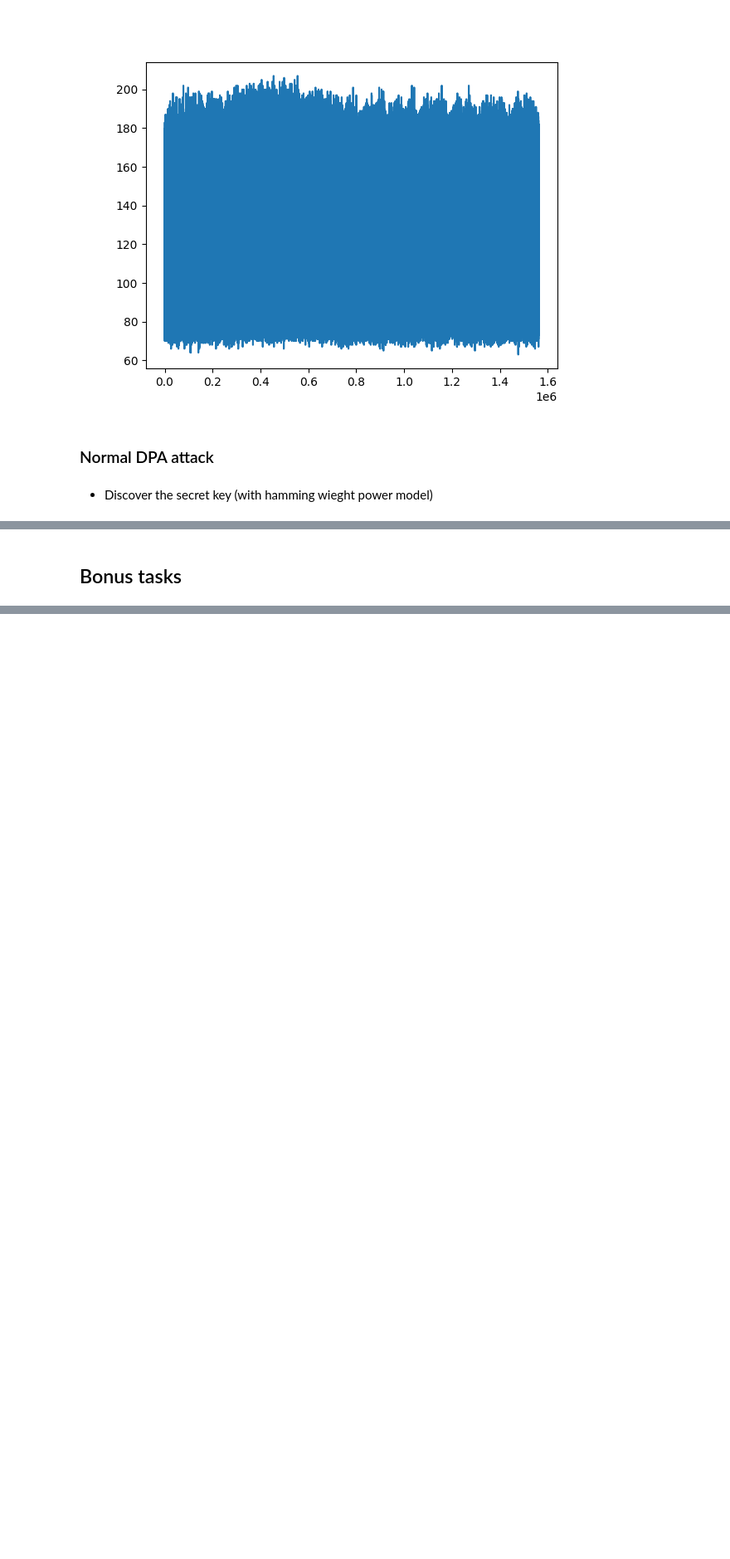
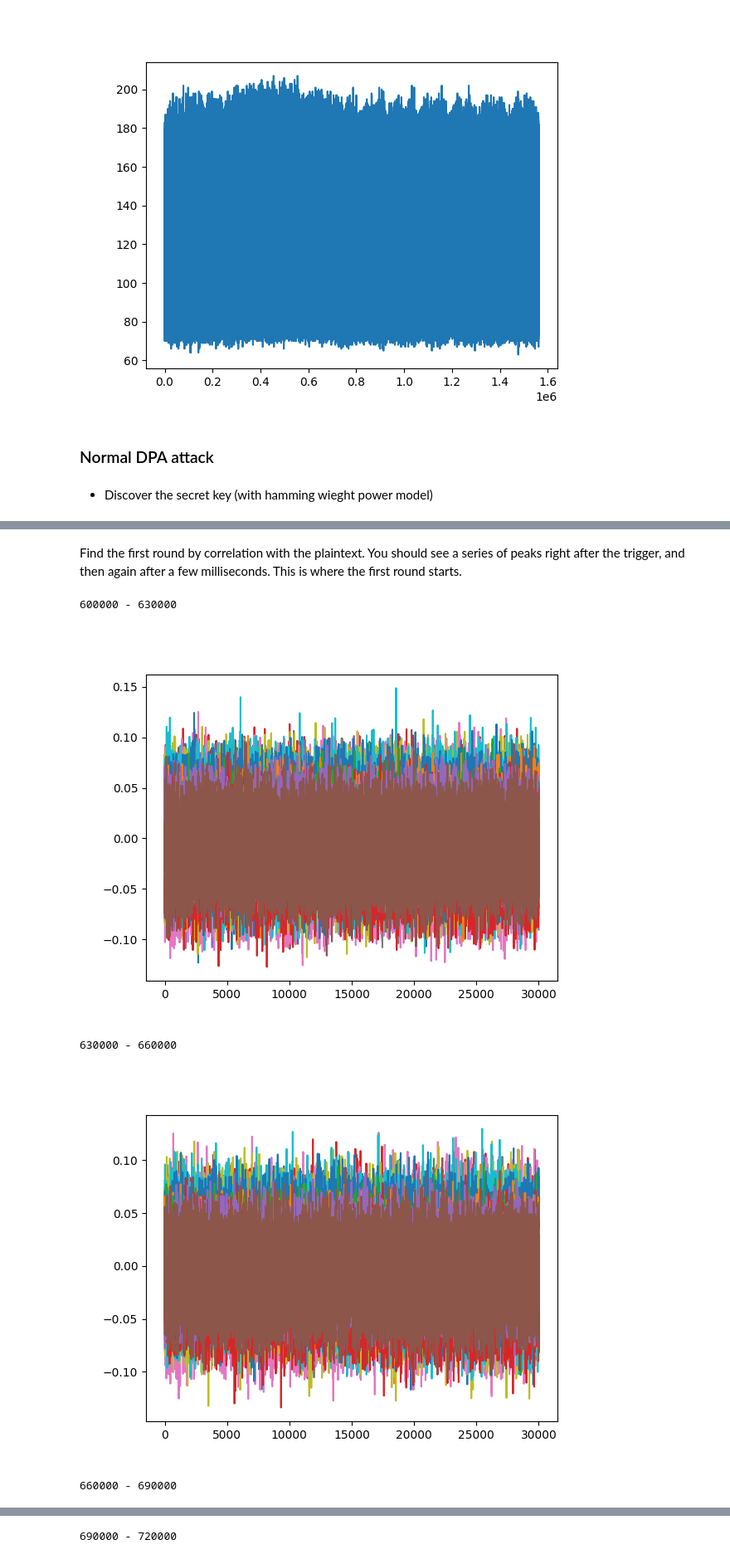
Before and after one commit to CyrilleStr/hardware-security, a Jupyter notebook: task4/task4.ipynb, the cells around one changed output, grey strips where cells are left out. Shown at 83% size. Drawn from its saved outputs; the diff is of its cells as text; code cells hidden in the pictures; blank space fills up the shorter version.

Commit message:
continue task4

```diff
--- a/task4/task4.ipynb
+++ b/task4/task4.ipynb
@@ -444,2 +170,16 @@ We compute the mean PGE for each power model to sort the candidates
-# %% [markdown]
-## Bonus tasks
+# %% [markdown]
+Find the first round by correlation with the plaintext. You should see a series of peaks right after the trigger, and then again after a few milliseconds. This is where the first round starts.
+# %%
+hmat = hw_table[inputs]
+for i in range(20,24):
+    print(f"{30000*i} - {30000+i*30000}")
+    corr = correlate(hmat, traces[:,30000*i:30000+i*30000])
+    fig = plt.figure()
+    plt.plot(corr.T)
+    plt.show()
+# %% [output]
+600000 - 630000
+[figure, added]
+630000 - 660000
+[figure, added]
+660000 - 690000
@@ -445,0 +187 @@ We compute the mean PGE for each power model to sort the candidates
+690000 - 720000
```
Also changed, not shown: parts of 15 cells of this notebook, 1 other file.
